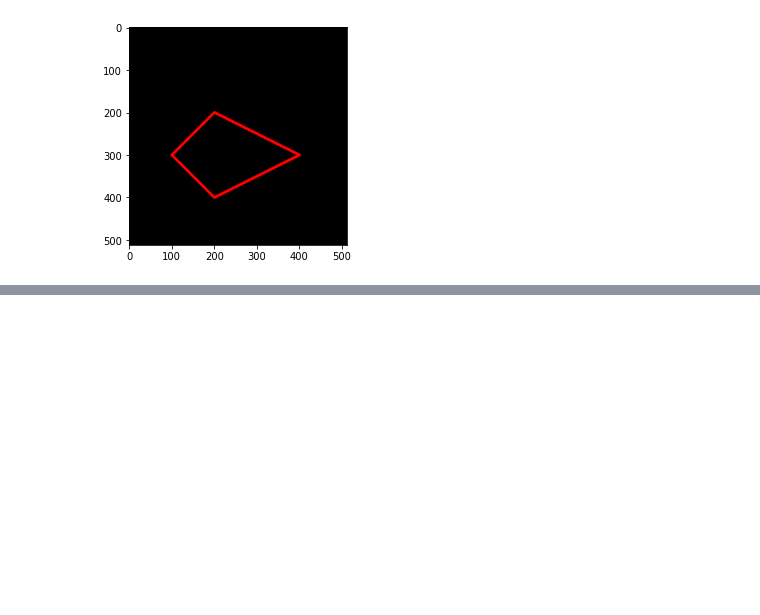
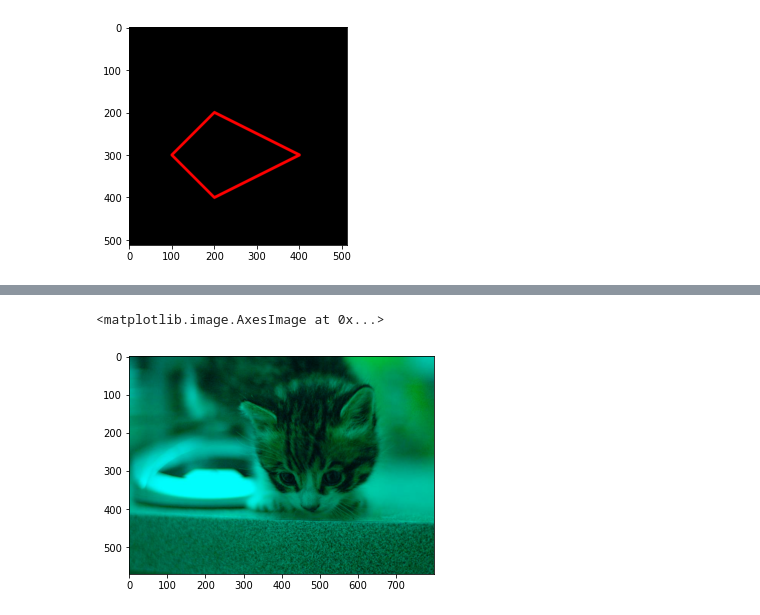
Before and after one commit to rianzulhaq/PCVK_Genap_2021, a Jupyter notebook: Week2.ipynb, the cells around one changed output, grey strips where cells are left out. Saved outputs shown, nothing was run; the diff lists cells and outputs as text; code cells hidden in the pictures; blank space fills up the shorter version.

```diff
--- a/Week2.ipynb
+++ b/Week2.ipynb
@@ -118,0 +141,8 @@ plt.imshow(black_img2)
+# %%
+img_sb = img.copy()
+img10 = cv.cvtColor(img_sb,cv.COLOR_BGR2RGB)
+img10 [:,:,0] = 0
+plt.imshow(img10)
+# %% [output]
+<matplotlib.image.AxesImage at 0x...>
+[figure, added]
```
Also changed, not shown: parts of 9 cells of this notebook.
